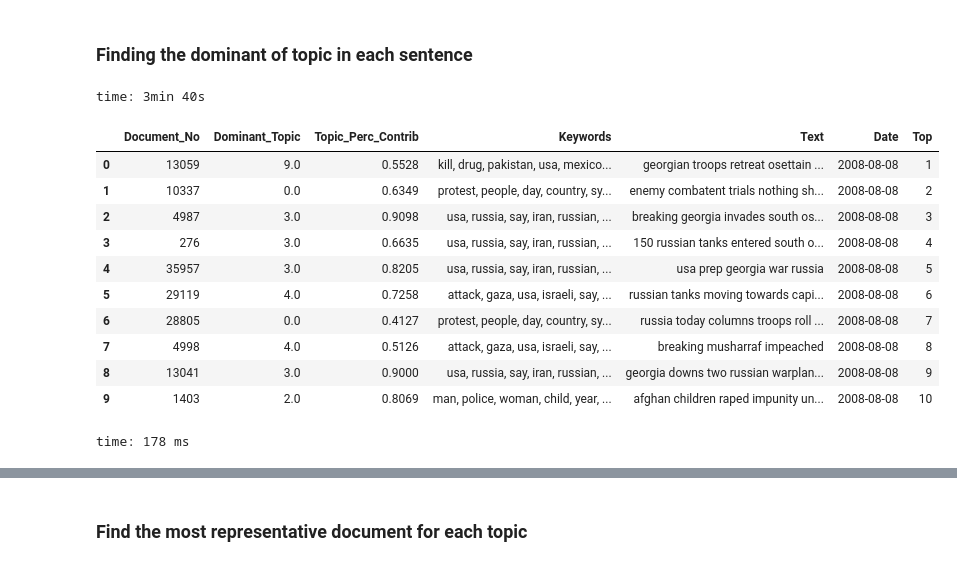
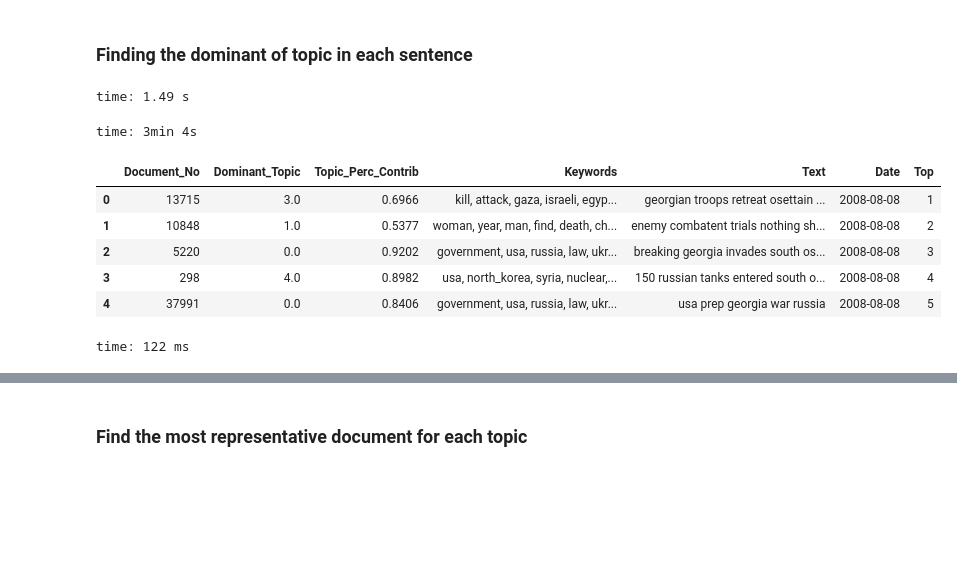
Before and after one commit to jjiguaran/text_mining, a Jupyter notebook: individual_versions/Ed/Introduction to Topic Modeling.ipynb, the cells around one changed output, grey strips where cells are left out. Cells and saved outputs as stored; diff of their text form; code cells hidden in the pictures; blank space fills up the shorter version.

```diff
--- a/individual_versions/Ed/Introduction to Topic Modeling.ipynb
+++ b/individual_versions/Ed/Introduction to Topic Modeling.ipynb
@@ -405,0 +388,13 @@ time: 5.13 s
+# %%
+RedditNews_copy = RedditNews.copy()
+
+Org_RedditNews = RedditNews_copy[RedditNews_copy['Date']>'2014-12-31'].copy()
+
+RedditNews = RedditNews_copy[RedditNews_copy['Date']<='2014-12-31'].copy()
+
+display(
+len(Org_RedditNews),
+len(RedditNews))
+
+# Convert to tokens
+data = RedditNews.News.values.tolist()
@@ -579,19 +522,0 @@ time: 48 ms
-# %%
-# Group top 5 sentences under each topic
-sent_topics_sorteddf_mallet = pd.DataFrame()
-
-sent_topics_outdf_grpd = df_topic_sents_keywords.groupby('Dominant_Topic')
-
-for i, grp in sent_topics_outdf_grpd:
-    sent_topics_sorteddf_mallet = pd.concat([sent_topics_sorteddf_mallet,
-                                             grp.sort_values(['Perc_Contribution'], ascending=[0]).head(1)],
-                                            axis=0)
-
-# Reset Index
-sent_topics_sorteddf_mallet.reset_index(drop=True, inplace=True)
-
-# Format
-sent_topics_sorteddf_mallet.columns = ['Topic_Num', "Topic_Perc_Contrib", "Keywords", "Text"]
-
-# Show
-sent_topics_sorteddf_mallet.head(10)
@@ -885,5 +703,11 @@ time: 1 s
 # %% [markdown]
 ###  Finding the dominant of topic in each sentence
+# %%
+data = RedditNews.News.values
+Dates = RedditNews.Date.values
+Top = RedditNews.Top.values
+# %% [output]
+time: 1.49 s
 # %%
 import numpy as np
 
@@ -915,27 +739,24 @@ def format_topics_sentences(ldamodel, corpus, texts, dates =[] , top = [], domin
     return(sent_topics_df)
 
 
-df_topic_sents_keywords_first = format_topics_sentences(ldamodel=lda_model_best, corpus=corpus, texts=data, dates=Dates, top=Top)
+df_topic_sents_keywords_first = format_topics_sentences(ldamodel=lda_model_best, corpus=corpus, texts=data,
+                                                        dates=Dates,
+                                                        top=Top)
 # %% [output]
-time: 3min 40s
+time: 3min 4s
 # %%
 # Format
 df_dominant_topic_first = df_topic_sents_keywords_first.reset_index()
 df_dominant_topic_first.columns = ['Document_No', 'Dominant_Topic', 'Topic_Perc_Contrib', 'Keywords', 'Text','Date','Top']
 df_dominant_topic_first["Document_No"] = df_dominant_topic_first.groupby(["Text","Date","Top"]).grouper.group_info[0]
 
 # Show
-df_dominant_topic_first.head(10)
+df_dominant_topic_first.head(5)
 # %% [output]
 |  | Document_No | Dominant_Topic | Topic_Perc_Contrib | Keywords | Text | Date | Top |
-| 0 | 13059 | 9.0 | 0.5528 | kill, drug, pakistan, usa, mexico... | georgian troops retreat osettain ... | 2008-08-08 | 1 |
-| 1 | 10337 | 0.0 | 0.6349 | protest, people, day, country, sy... | enemy combatent trials nothing sh... | 2008-08-08 | 2 |
-| 2 | 4987 | 3.0 | 0.9098 | usa, russia, say, iran, russian, ... | breaking georgia invades south os... | 2008-08-08 | 3 |
-| 3 | 276 | 3.0 | 0.6635 | usa, russia, say, iran, russian, ... | 150 russian tanks entered south o... | 2008-08-08 | 4 |
-| 4 | 35957 | 3.0 | 0.8205 | usa, russia, say, iran, russian, ... | usa prep georgia war russia | 2008-08-08 | 5 |
-| 5 | 29119 | 4.0 | 0.7258 | attack, gaza, usa, israeli, say, ... | russian tanks moving towards capi... | 2008-08-08 | 6 |
-| 6 | 28805 | 0.0 | 0.4127 | protest, people, day, country, sy... | russia today columns troops roll ... | 2008-08-08 | 7 |
-| 7 | 4998 | 4.0 | 0.5126 | attack, gaza, usa, israeli, say, ... | breaking musharraf impeached | 2008-08-08 | 8 |
-| 8 | 13041 | 3.0 | 0.9000 | usa, russia, say, iran, russian, ... | georgia downs two russian warplan... | 2008-08-08 | 9 |
-| 9 | 1403 | 2.0 | 0.8069 | man, police, woman, child, year, ... | afghan children raped impunity un... | 2008-08-08 | 10 |
+| 0 | 13715 | 3.0 | 0.6966 | kill, attack, gaza, israeli, egyp... | georgian troops retreat osettain ... | 2008-08-08 | 1 |
+| 1 | 10848 | 1.0 | 0.5377 | woman, year, man, find, death, ch... | enemy combatent trials nothing sh... | 2008-08-08 | 2 |
+| 2 | 5220 | 0.0 | 0.9202 | government, usa, russia, law, ukr... | breaking georgia invades south os... | 2008-08-08 | 3 |
+| 3 | 298 | 4.0 | 0.8982 | usa, north_korea, syria, nuclear,... | 150 russian tanks entered south o... | 2008-08-08 | 4 |
+| 4 | 37991 | 0.0 | 0.8406 | government, usa, russia, law, ukr... | usa prep georgia war russia | 2008-08-08 | 5 |
-time: 178 ms
+time: 122 ms
```
Also changed, not shown: parts of 56 cells of this notebook, 6 other files.
